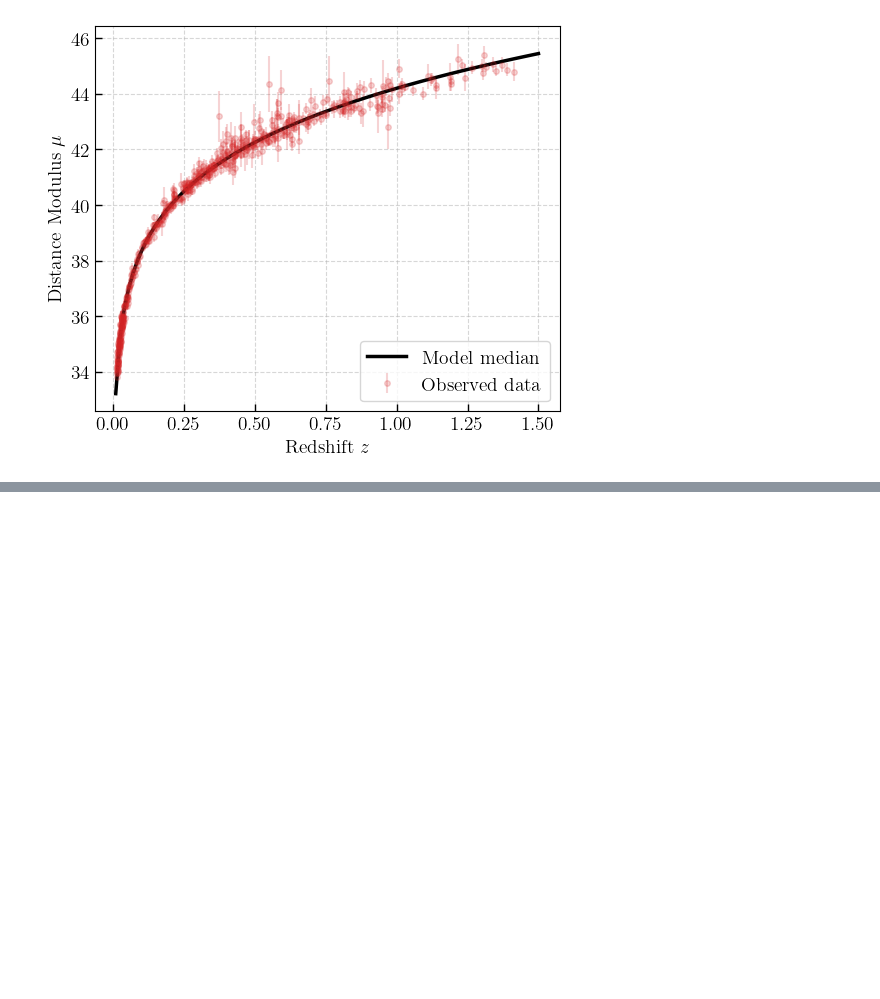
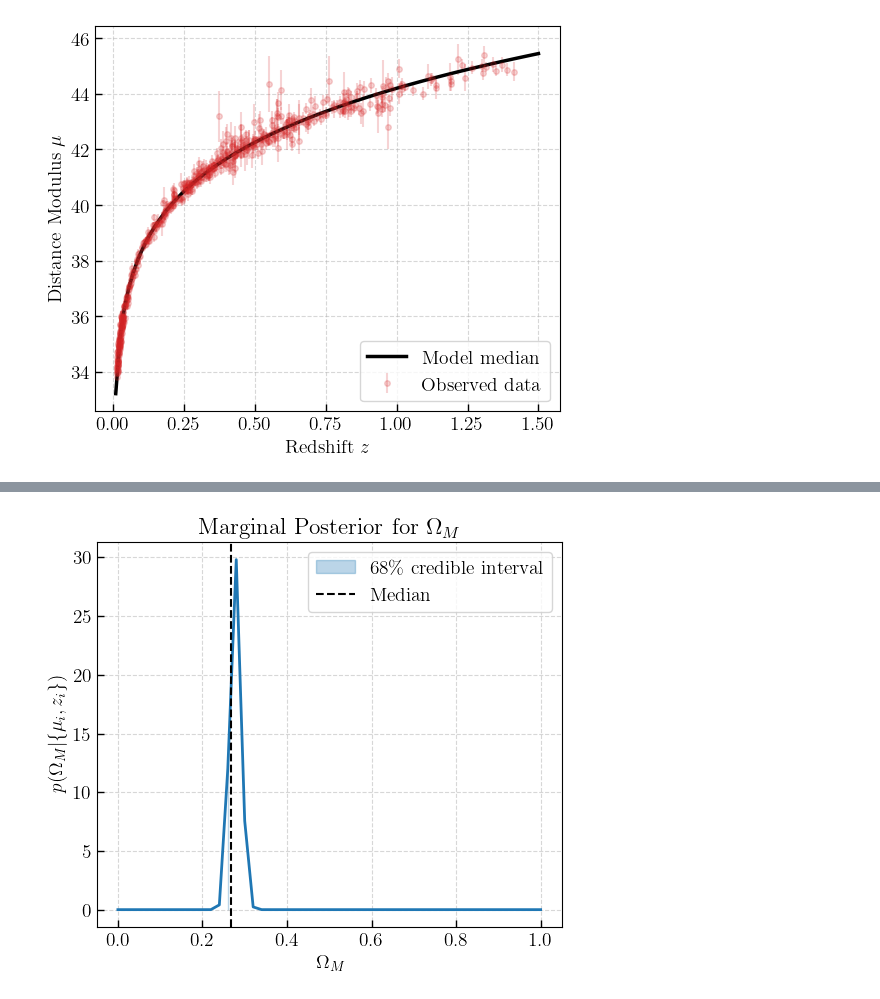
Before and after one commit to stommen/tif345_projects, a Jupyter notebook: project_1/project1_LBOS.ipynb, the cells around one changed output, grey strips where cells are left out. Saved outputs shown, nothing was run; the diff lists cells and outputs as text; code cells hidden in the pictures; blank space fills up the shorter version.

```diff
--- a/project_1/project1_LBOS.ipynb
+++ b/project_1/project1_LBOS.ipynb
@@ -160,0 +336,14 @@ plt.show()
+# %%
+### Plot marginal posterior for Omega_M ###
+plt.figure(figsize=(6,5))
+plt.plot(Om_grid, p_om, color='tab:blue', linewidth=2)
+plt.fill_between(Om_grid, 0, p_om, where=(Om_grid >= lo16) & (Om_grid <= hi84), color='tab:blue', alpha=0.3,label='68\\% credible interval')
+plt.axvline(median, color='k', linestyle='--', label='Median')
+plt.xlabel(r'$\Omega_M$')
+plt.ylabel(r'$p(\Omega_M | \{ \mu_i, z_i \})$')
+plt.title('Marginal Posterior for $\\Omega_M$')
+plt.legend()
+plt.grid(True, linestyle='--', alpha=0.5)
+plt.show()
+# %% [output]
+[figure, added]
```
Also changed, not shown: parts of 8 cells of this notebook.
